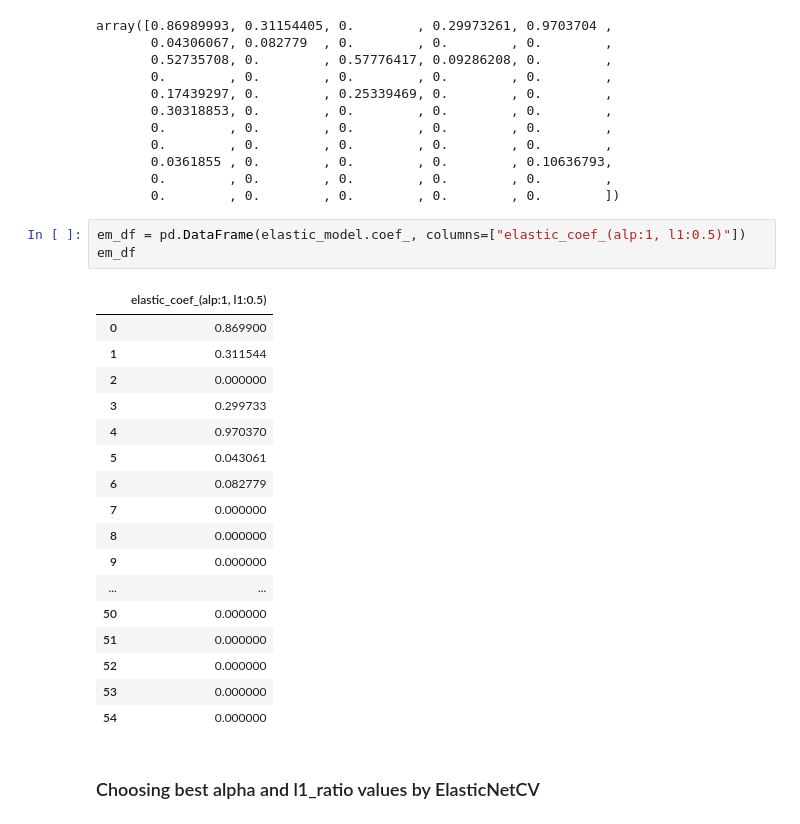
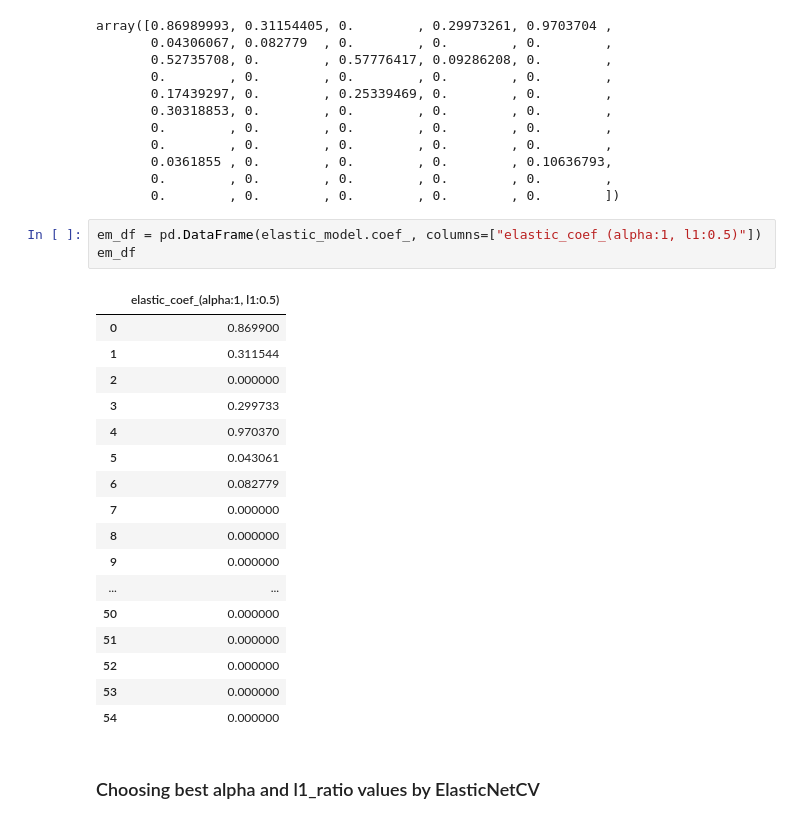
Before and after one commit to msddk/DS_Bootcamp, a Jupyter notebook: Machine Learning/Regularization/Regularization Part 3 - Elastic Net.ipynb, the cells around one changed output. Saved outputs shown, nothing was run; the diff lists cells and outputs as text.

```diff
--- a/Machine Learning/Regularization/Regularization Part 3 - Elastic Net.ipynb
+++ b/Machine Learning/Regularization/Regularization Part 3 - Elastic Net.ipynb
@@ -153,10 +155,10 @@ array([0.86989993, 0.31154405, 0.        , 0.29973261, 0.9703704 ,
        0.        , 0.        , 0.        , 0.        , 0.        ,
        0.        , 0.        , 0.        , 0.        , 0.        ])
 # %%
-em_df = pd.DataFrame(elastic_model.coef_, columns=["elastic_coef_(alp:1, l1:0.5)"])
+em_df = pd.DataFrame(elastic_model.coef_, columns=["elastic_coef_(alpha:1, l1:0.5)"])
 em_df
 # %% [output]
-|  | elastic_coef_(alp:1, l1:0.5) |
+|  | elastic_coef_(alpha:1, l1:0.5) |
 | 0 | 0.869900 |
 | 1 | 0.311544 |
 | 2 | 0.000000 |
```
Also changed, not shown: parts of 9 cells of this notebook.
